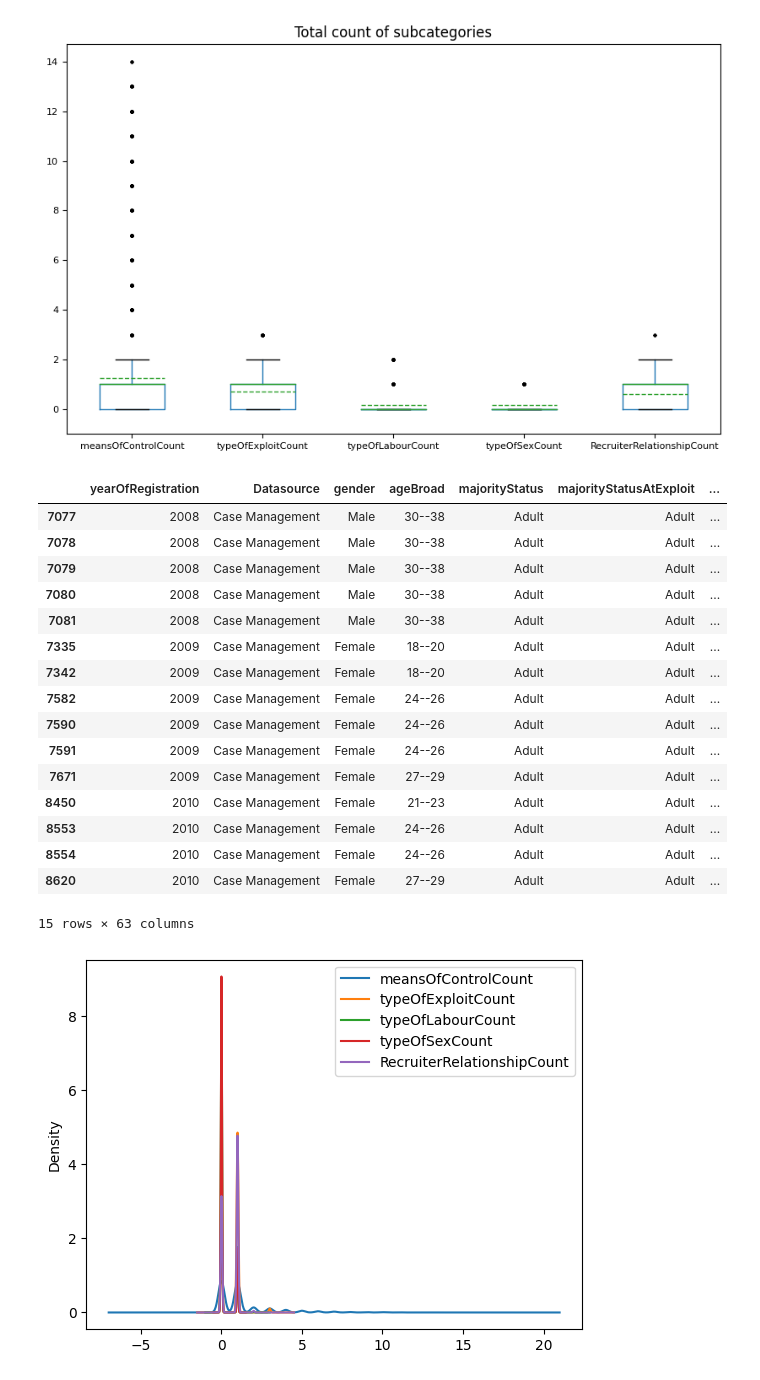
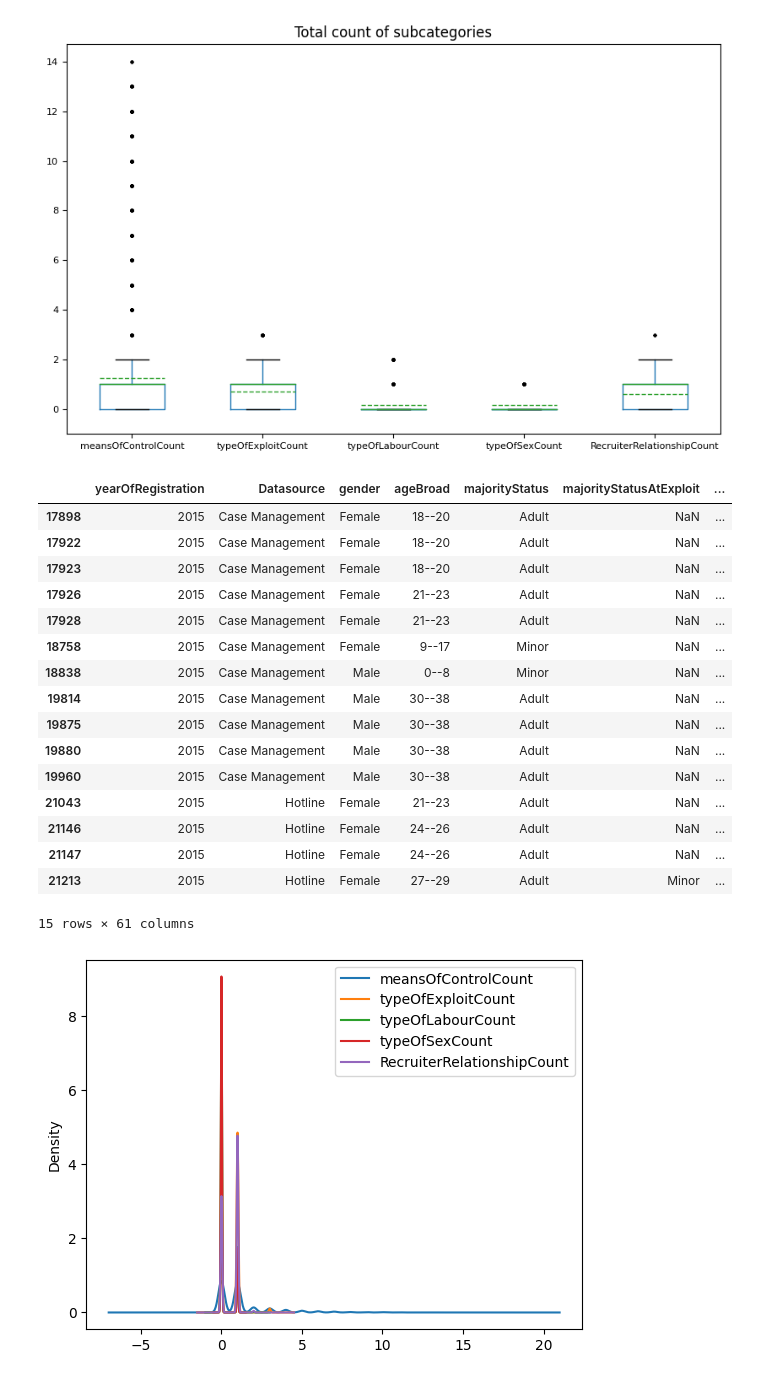
Before and after one commit to JPena-code/minig-course, a Jupyter notebook: EDA.ipynb, the cells around one changed output. Drawn from its saved outputs; the diff is of its cells as text; code cells hidden in the pictures.

```diff
--- a/EDA.ipynb
+++ b/EDA.ipynb
@@ -121,0 +124,8 @@ raw_data[columns_age_cat] = raw_data[columns_age_cat].astype(age_cat)
+# %%
+columns_to_check = ['meansOfControlConcatenated','typeOfExploitConcatenated', 'typeOfLabourConcatenated',
+       'typeOfSexConcatenated']
+
+
+new_data_set[columns_to_check] = new_data_set[columns_to_check].replace(0, np.nan)
+# Filtrar los registros con datos faltantes solo en las columnas mencionadas
+filtered_data = new_data_set[new_data_set[columns_to_check].isnull().all(axis=1)]
@@ -121,0 +176,17 @@ raw_data[columns_age_cat] = raw_data[columns_age_cat].astype(age_cat)
+# %%
+# Lista de campos que necesitan one-hot encoding
+fields_to_encode = ['meansOfControlConcatenated', 'typeOfExploitConcatenated', 'typeOfLabourConcatenated', 'typeOfSexConcatenated']
+
+# Itera sobre cada campo y aplica one-hot encoding
+for field in fields_to_encode:
+    # Divide el campo en múltiples columnas one-hot
+    one_hot_encoded = new_data_set[field].str.get_dummies(sep=';')
+
+    # Renombra las columnas para que sean únicas
+    one_hot_encoded.columns = [f"{field}_{column}" for column in one_hot_encoded.columns]
+
+    # Concatena las columnas one-hot al nuevo dataset
+    new_data_set = pd.concat([new_data_set, one_hot_encoded], axis=1)
+
+# Elimina las columnas originales que ya han sido one-hot encoded
+new_data_set = new_data_set.drop(fields_to_encode, axis=1)
@@ -255,7 +334,7 @@ Ratio of all data-set: 78.86%
 # %%
-raw_data["country"] = raw_data["citizenship"].apply(lambda x: get_name(x))
-raw_data["alpha_3"] = raw_data["country"].apply(lambda x: get_alpha3(x))
-data_map = pd.DataFrame(raw_data.groupby(["country","alpha_3"])["alpha_3"].agg(Victims="count")).reset_index()
+new_data_set["country"] = new_data_set["citizenship"].apply(lambda x: get_name(x))
+new_data_set["alpha_3"] = new_data_set["country"].apply(lambda x: get_alpha3(x))
+data_map = pd.DataFrame(new_data_set.groupby(["country","alpha_3"])["alpha_3"].agg(Victims="count")).reset_index()
 country_victims = data_map.groupby(["alpha_3"])["Victims"].sum().reset_index()
 fig = px.choropleth(country_victims, locations = "alpha_3",
                     color = "Victims",
@@ -359,25 +438,25 @@ title = axis.set_title('Total count of subcategories')
 # %% [output]
 [figure]
 # %%
-raw_data.iloc[count_totals.index[count_totals["meansOfControlCount"] == 14]]
+new_data_set.iloc[count_totals.index[count_totals["meansOfControlCount"] == 14]]
 # %% [output]
 |  | yearOfRegistration | Datasource | gender | ageBroad | majorityStatus | majorityStatusAtExploit | ... |
-| 7077 | 2008 | Case Management | Male | 30--38 | Adult | Adult | ... |
-| 7078 | 2008 | Case Management | Male | 30--38 | Adult | Adult | ... |
-| 7079 | 2008 | Case Management | Male | 30--38 | Adult | Adult | ... |
-| 7080 | 2008 | Case Management | Male | 30--38 | Adult | Adult | ... |
-| 7081 | 2008 | Case Management | Male | 30--38 | Adult | Adult | ... |
-| 7335 | 2009 | Case Management | Female | 18--20 | Adult | Adult | ... |
-| 7342 | 2009 | Case Management | Female | 18--20 | Adult | Adult | ... |
-| 7582 | 2009 | Case Management | Female | 24--26 | Adult | Adult | ... |
-| 7590 | 2009 | Case Management | Female | 24--26 | Adult | Adult | ... |
-| 7591 | 2009 | Case Management | Female | 24--26 | Adult | Adult | ... |
-| 7671 | 2009 | Case Management | Female | 27--29 | Adult | Adult | ... |
-| 8450 | 2010 | Case Management | Female | 21--23 | Adult | Adult | ... |
-| 8553 | 2010 | Case Management | Female | 24--26 | Adult | Adult | ... |
-| 8554 | 2010 | Case Management | Female | 24--26 | Adult | Adult | ... |
-| 8620 | 2010 | Case Management | Female | 27--29 | Adult | Adult | ... |
+| 17898 | 2015 | Case Management | Female | 18--20 | Adult | NaN | ... |
+| 17922 | 2015 | Case Management | Female | 18--20 | Adult | NaN | ... |
+| 17923 | 2015 | Case Management | Female | 18--20 | Adult | NaN | ... |
+| 17926 | 2015 | Case Management | Female | 21--23 | Adult | NaN | ... |
+| 17928 | 2015 | Case Management | Female | 21--23 | Adult | NaN | ... |
+| 18758 | 2015 | Case Management | Female | 9--17 | Minor | NaN | ... |
+| 18838 | 2015 | Case Management | Male | 0--8 | Minor | NaN | ... |
+| 19814 | 2015 | Case Management | Male | 30--38 | Adult | NaN | ... |
+| 19875 | 2015 | Case Management | Male | 30--38 | Adult | NaN | ... |
+| 19880 | 2015 | Case Management | Male | 30--38 | Adult | NaN | ... |
+| 19960 | 2015 | Case Management | Male | 30--38 | Adult | NaN | ... |
+| 21043 | 2015 | Hotline | Female | 21--23 | Adult | NaN | ... |
+| 21146 | 2015 | Hotline | Female | 24--26 | Adult | NaN | ... |
+| 21147 | 2015 | Hotline | Female | 24--26 | Adult | NaN | ... |
+| 21213 | 2015 | Hotline | Female | 27--29 | Adult | Minor | ... |
-15 rows × 63 columns
+15 rows × 61 columns
 # %%
 axis = count_totals.plot.kde()
 # %% [output]
```
Also changed, not shown: parts of 30 cells of this notebook.
